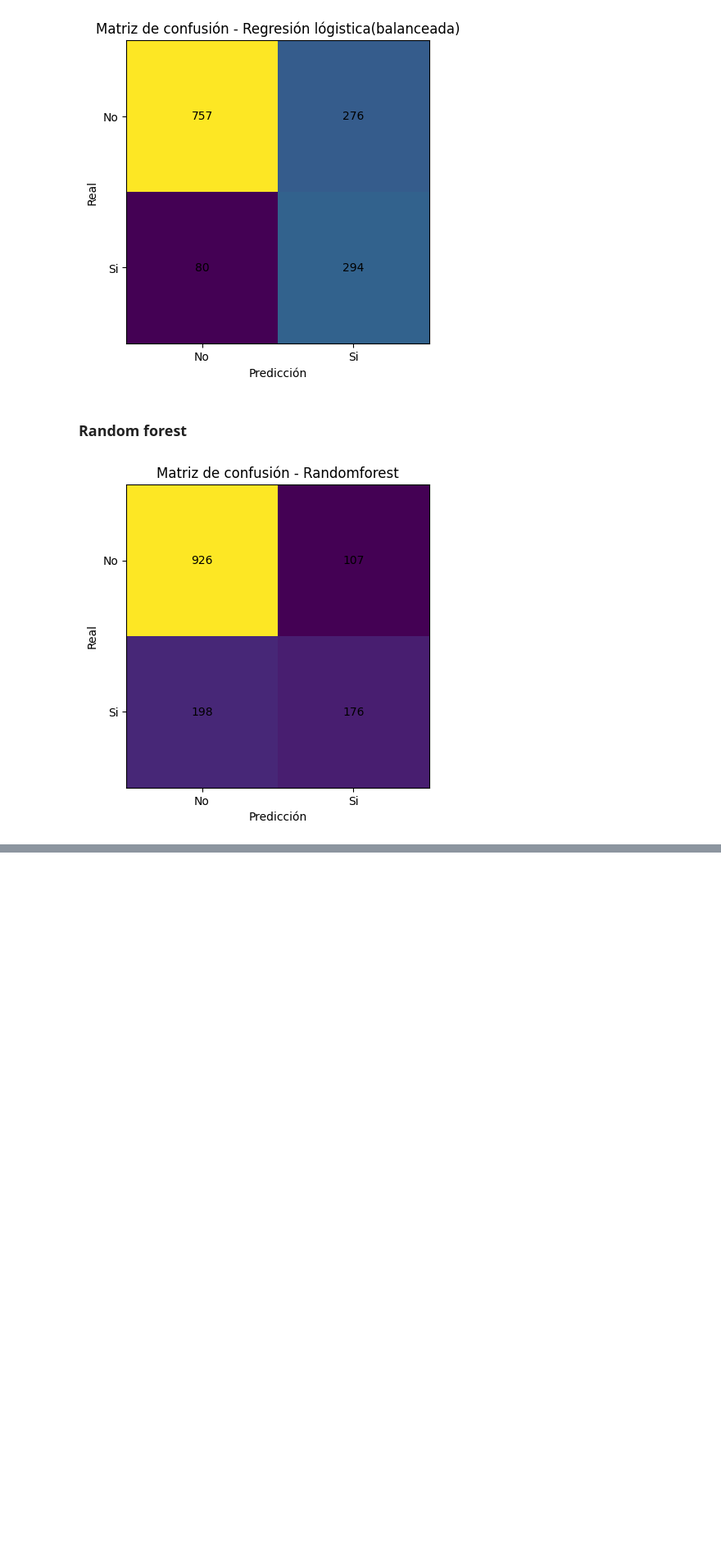
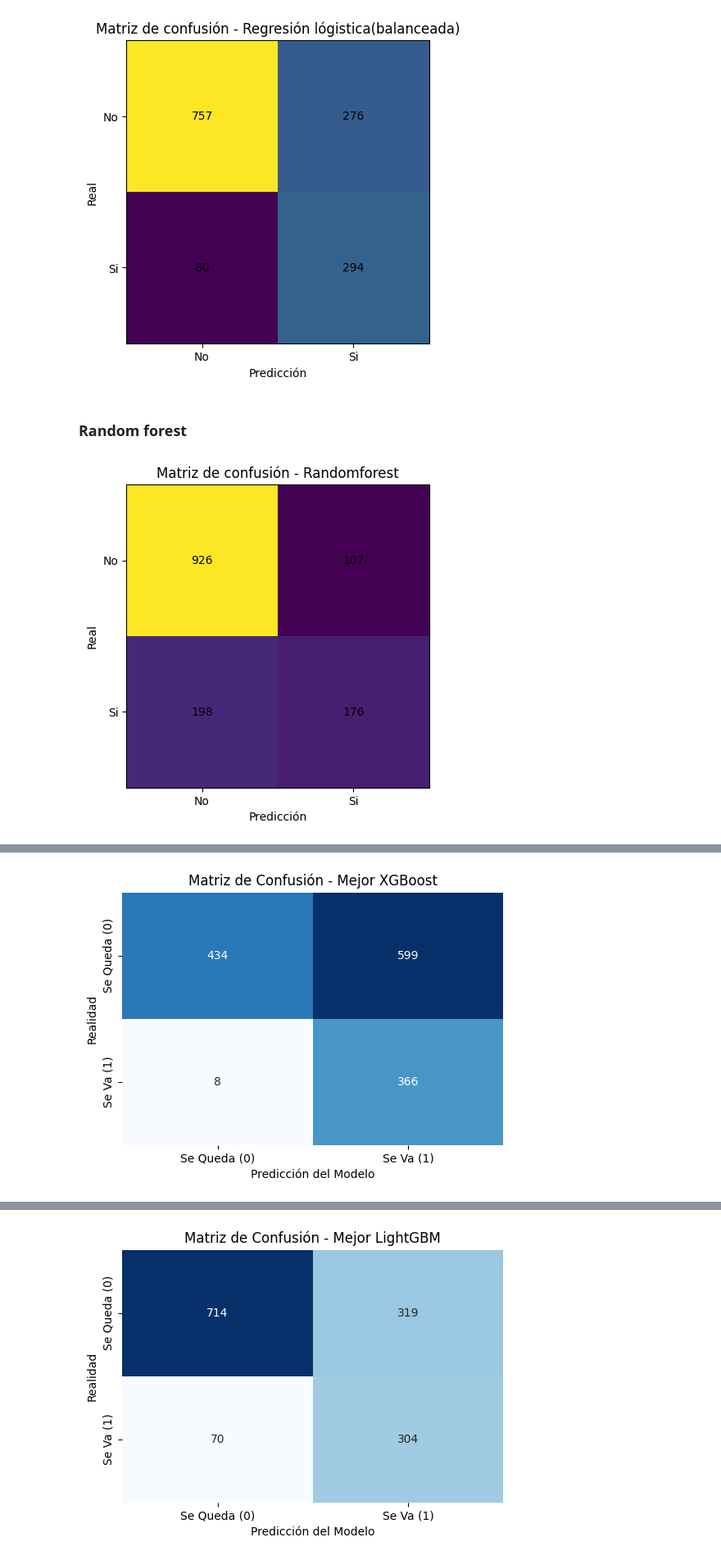
Before and after one commit to nikovido/telecomx-churnprediction-alura-one, a Jupyter notebook: TelecomX_parte2_proyecto_Alura_ONE_G9.ipynb, the cells around one changed output, grey strips where cells are left out. Shown at 82% size. Cells and saved outputs as stored; diff of their text form; code cells hidden in the pictures; blank space fills up the shorter version.

```diff
--- a/TelecomX_parte2_proyecto_Alura_ONE_G9.ipynb
+++ b/TelecomX_parte2_proyecto_Alura_ONE_G9.ipynb
@@ -993,0 +1005,77 @@ Es un costo aceptable, por ejemplo enviar un 10% de descuento a estas personas,
+# %%
+# Importamos las librerías necesarias
+from xgboost import XGBClassifier
+from lightgbm import LGBMClassifier
+from sklearn.model_selection import GridSearchCV
+from sklearn.metrics import classification_report, confusion_matrix
+import matplotlib.pyplot as plt
+import seaborn as sns
+import numpy as np
+
+# Calculamos el ratio de desbalanceo para XGBoost (Cantidad de No Churn / Cantidad de Churn)
+ratio_desbalanceo = float(y_train.value_counts()[0]) / y_train.value_counts()[1]
+
+# ==========================================t5
+# 1. GRID SEARCH PARA XGBOOST
+# ==========================================
+print("Entrenando XGBoost con GridSearchCV...")
+xgb = XGBClassifier(random_state=42, eval_metric='logloss')
+
+# Grilla de parámetros conservadora para no tardar horas
+param_grid_xgb = {
+    'n_estimators': [50, 100],          # Cantidad de árboles
+    'max_depth': [3, 5],                # Profundidad (3 es bueno para evitar overfitting)
+    'learning_rate': [0.01, 0.1],       # Qué tan rápido aprende
+    'scale_pos_weight': [ratio_desbalanceo, ratio_desbalanceo * 1.5] # Penalización para el Churn
+}
+
+grid_xgb = GridSearchCV(xgb, param_grid_xgb, cv=5, scoring='recall', n_jobs=-1)
+grid_xgb.fit(X_train, y_train)
+
+# ==========================================
+# 2. GRID SEARCH PARA LIGHTGBM
+# ==========================================
+print("Entrenando LightGBM con GridSearchCV...")
+lgbm = LGBMClassifier(random_state=42, class_weight='balanced')
+
+param_grid_lgbm = {
+    'n_estimators': [50, 100],
+    'max_depth': [3, 5],
+    'learning_rate': [0.01, 0.1]
+}
+
+grid_lgbm = GridSearchCV(lgbm, param_grid_lgbm, cv=5, scoring='recall', n_jobs=-1)
+grid_lgbm.fit(X_train, y_train)
+
+# ==========================================
+# 3. EVALUACIÓN Y MATRIZ DE CONFUSIÓN
+# ==========================================
+# Obtenemos los mejores modelos
+best_xgb = grid_xgb.best_estimator_
+best_lgbm = grid_lgbm.best_estimator_
+
+# Predicciones
+y_pred_xgb = best_xgb.predict(X_test)
+y_pred_lgbm = best_lgbm.predict(X_test)
+
+print("\n--- MEJORES PARÁMETROS ---")
+print(f"XGBoost: {grid_xgb.best_params_}")
+print(f"LightGBM: {grid_lgbm.best_params_}\n")
+
+# Función para graficar la Matriz
+def plot_confusion_matrix(y_true, y_pred, title):
+    cm = confusion_matrix(y_true, y_pred)
+    plt.figure(figsize=(6,4))
+    sns.heatmap(cm, annot=True, fmt='d', cmap='Blues', cbar=False,
+                xticklabels=['Se Queda (0)', 'Se Va (1)'],
+                yticklabels=['Se Queda (0)', 'Se Va (1)'])
+    plt.xlabel('Predicción del Modelo')
+    plt.ylabel('Realidad')
+    plt.title(title)
+    plt.show()
+    print(classification_report(y_true, y_pred))
+
+# Graficamos ambos
+plot_confusion_matrix(y_test, y_pred_xgb, 'Matriz de Confusión - Mejor XGBoost')
+plot_confusion_matrix(y_test, y_pred_lgbm, 'Matriz de Confusión - Mejor LightGBM')
+# %% [output]
@@ -993,0 +1099 @@ Es un costo aceptable, por ejemplo enviar un 10% de descuento a estas personas,
+[figure, added]
@@ -993,0 +1108 @@ Es un costo aceptable, por ejemplo enviar un 10% de descuento a estas personas,
+[figure, added]
```
Also changed, not shown: parts of 7 cells of this notebook.
